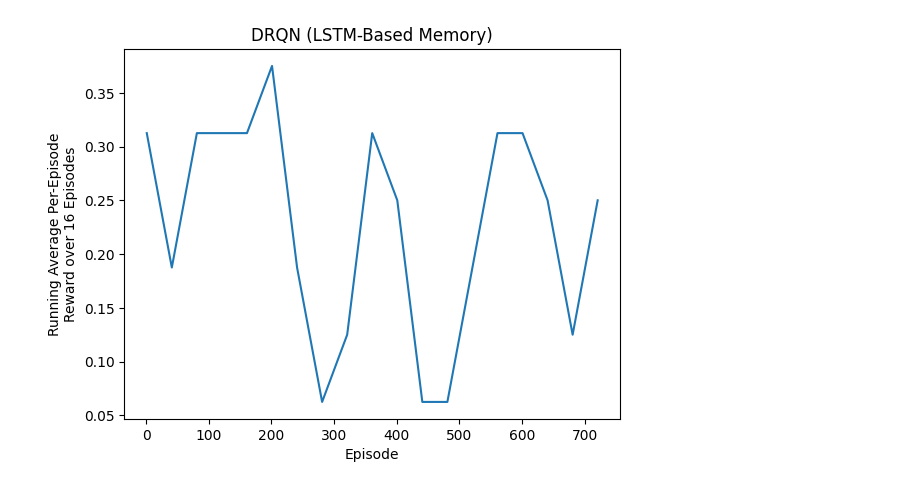
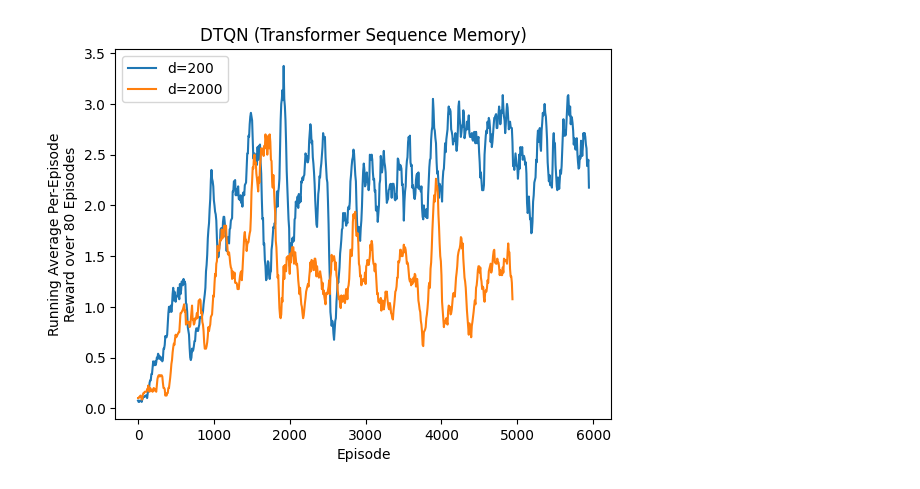
Before and after one commit to plee300/cs7643_final_project_supplementary_submission, a Jupyter notebook: Visuals.ipynb, the cells around one changed output. Drawn from its saved outputs; the diff is of its cells as text; code cells hidden in the pictures.

Commit message:
imported memory-test branch from private repo

```diff
--- a/Visuals.ipynb
+++ b/Visuals.ipynb
@@ -9,13 +1,37 @@ y = data[:, 1]
+# %%
+import numpy as np
+
+#decay=2000
+data1 = np.load('results/CTQN_train_data_10000.npy')
+data2 = np.load('results/CTQN_train_data.npy')
+data_2000 = np.concat((data1, data2))
+
+#decay=200
+data3 = np.load('results/CTQN_train_data_fixed_2000.npy')
+data4 = np.load('results/CTQN_train_data_fixed_4000.npy')
+data5 = np.load('results/CTQN_train_data_fixed_6000.npy')
+data_200 = np.concat((data3, data4, data5))
+# %%
+import matplotlib.pyplot as plt
+
+x_200 = [i*data_200.shape[1] for i in range(data_200.shape[0])]
+y_200 = np.average(data_200, axis=1)
+
+#running average for better visual
+avg = 10
+y_200 = np.convolve(y_200, np.ones(avg)/avg, mode='valid')
+# %%
+x_2000 = [i*data_2000.shape[1] for i in range(data_2000.shape[0])]
+y_2000 = np.average(data_2000, axis=1)
+
+y_2000 = np.convolve(y_2000, np.ones(avg)/avg, mode='valid')
 # %%
-import matplotlib.pyplot as plt
-#running average for better visual
-avg = 2
-y = np.convolve(y, np.ones(avg)/avg, mode='valid')
-
-plt.plot(x[:len(y)], y)
+plt.plot(x_200[:len(y_200)], y_200, label="d=200")
+plt.plot(x_2000[:len(y_2000)], y_2000, label="d=2000")
 plt.xlabel("Episode")
 plt.ylabel(f"Running Average Per-Episode\nReward over {avg*8} Episodes")
-plt.title(title)
+plt.title("DTQN (Transformer Sequence Memory)")
+plt.legend()
 plt.show()
 # %% [output]
-[figure, old version]
+[figure, new version]
```
Also changed, not shown: parts of 2 cells of this notebook, 58 other files.
